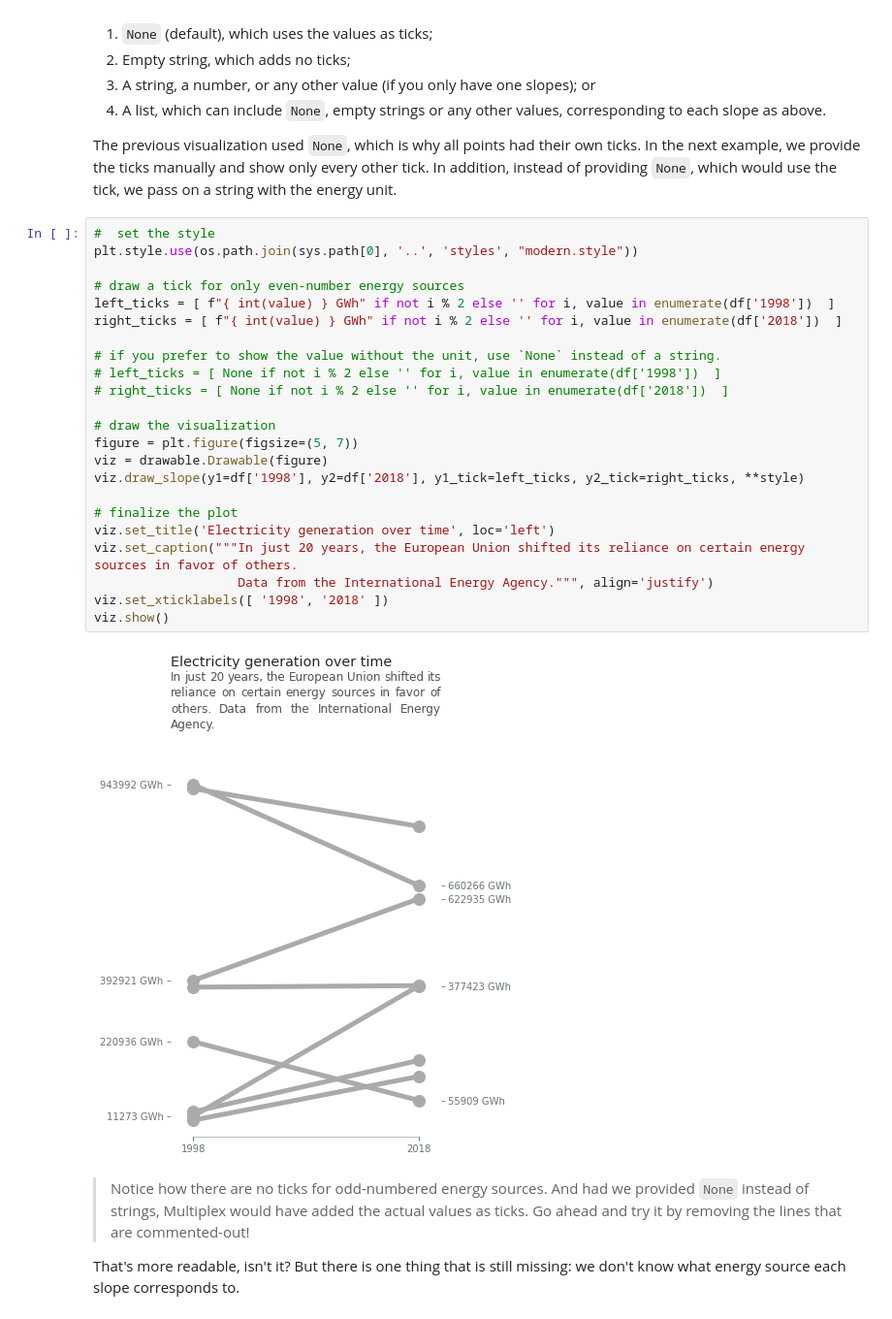
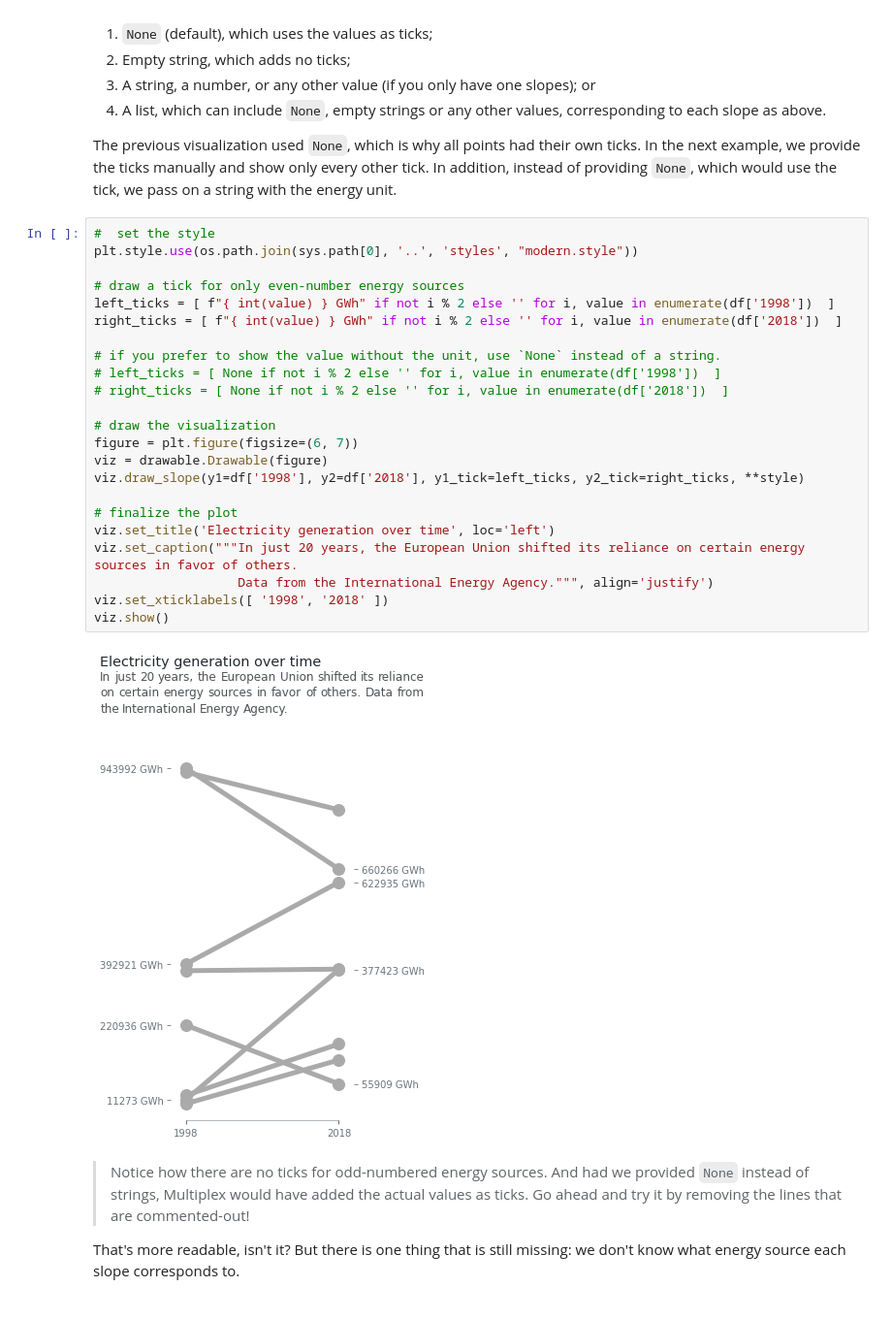
Before and after one commit to NicholasMamo/multiplex-plot, a Jupyter notebook: examples/6. Slope graphs.ipynb, the cells around one changed output. Shown at 97% size. Cells and saved outputs as stored; diff of their text form.

```diff
--- a/examples/6. Slope graphs.ipynb
+++ b/examples/6. Slope graphs.ipynb
@@ -114,28 +114,28 @@ In addition, instead of providing `None`, which would use the tick, we pass on a
 # %%
 #  set the style
 plt.style.use(os.path.join(sys.path[0], '..', 'styles', "modern.style"))
 
 # draw a tick for only even-number energy sources
 left_ticks = [ f"{ int(value) } GWh" if not i % 2 else '' for i, value in enumerate(df['1998'])  ]
 right_ticks = [ f"{ int(value) } GWh" if not i % 2 else '' for i, value in enumerate(df['2018'])  ]
 
 # if you prefer to show the value without the unit, use `None` instead of a string.
 # left_ticks = [ None if not i % 2 else '' for i, value in enumerate(df['1998'])  ]
 # right_ticks = [ None if not i % 2 else '' for i, value in enumerate(df['2018'])  ]
 
 # draw the visualization
-figure = plt.figure(figsize=(5, 7))
+figure = plt.figure(figsize=(6, 7))
 viz = drawable.Drawable(figure)
 viz.draw_slope(y1=df['1998'], y2=df['2018'], y1_tick=left_ticks, y2_tick=right_ticks, **style)
 
 # finalize the plot
 viz.set_title('Electricity generation over time', loc='left')
 viz.set_caption("""In just 20 years, the European Union shifted its reliance on certain energy sources in favor of others.
                    Data from the International Energy Agency.""", align='justify')
 viz.set_xticklabels([ '1998', '2018' ])
 viz.show()
 # %% [output]
-[figure, old version]
+[figure, new version]
 # %% [markdown]
 > Notice how there are no ticks for odd-numbered energy sources.
   And had we provided `None` instead of strings, Multiplex would have added the actual values as ticks.
```
Also changed, not shown: parts of 2 cells of this notebook, 2 other files.
